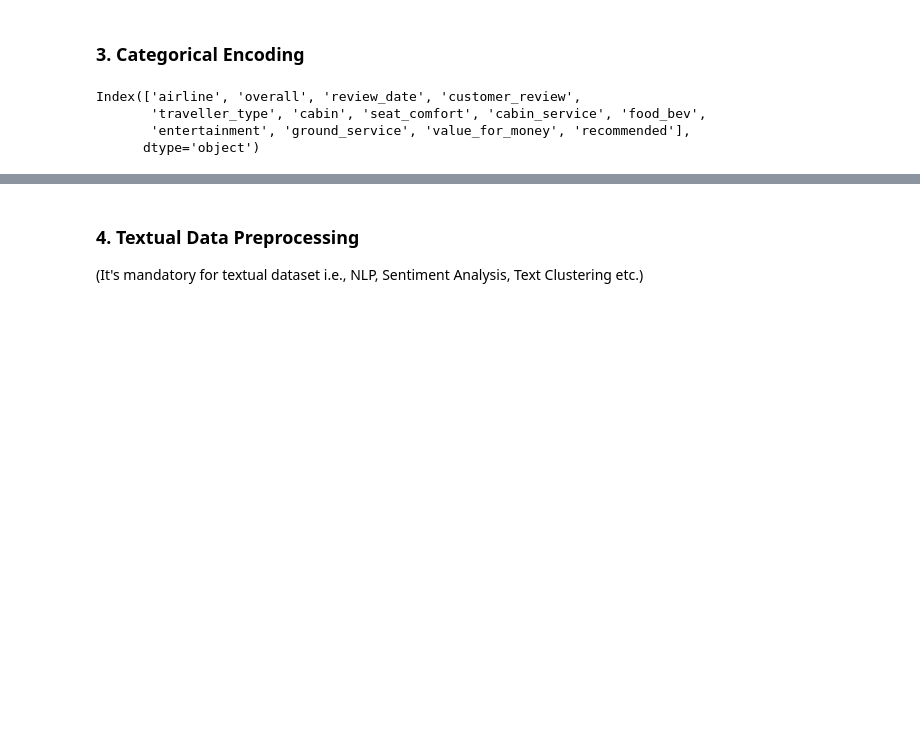
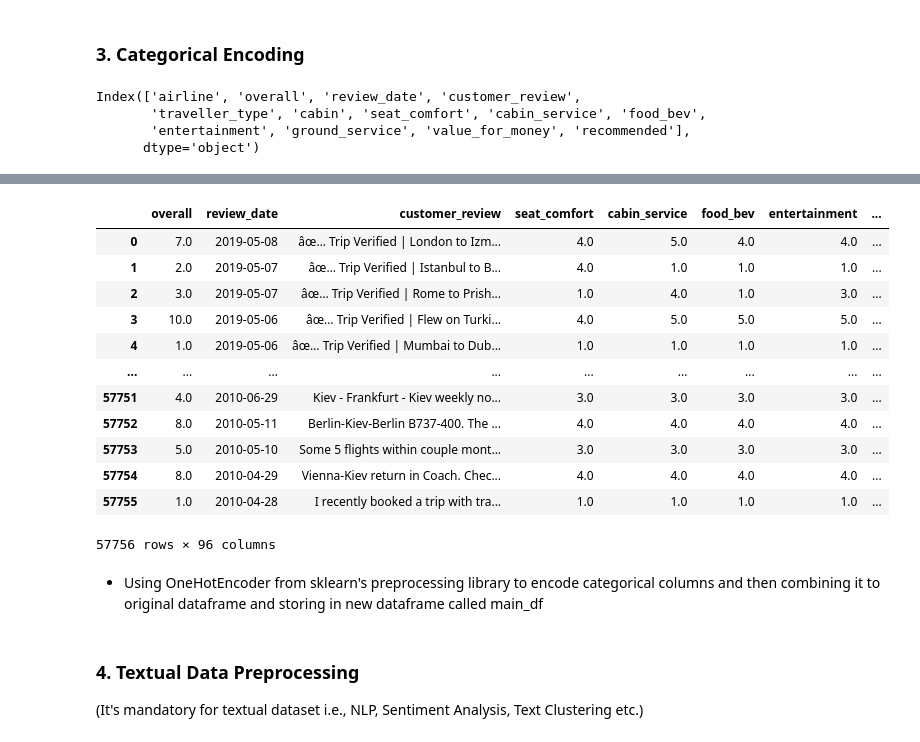
Before and after one commit to MrMRaut/Airline-Referral-Classification, a Jupyter notebook: Airline_Referral_Classification.ipynb, the cells around one changed output, grey strips where cells are left out. Saved outputs shown, nothing was run; the diff lists cells and outputs as text; code cells hidden in the pictures; blank space fills up the shorter version.

```diff
--- a/Airline_Referral_Classification.ipynb
+++ b/Airline_Referral_Classification.ipynb
@@ -764,3 +777,23 @@ Answer Here.
+# %%
+maindf = pd.concat([df, encoded_col], axis = 1).drop(['airline', 'traveller_type', 'cabin', 'recommended'], axis = 1)
+# %%
+maindf
+# %% [output]
+|  | overall | review_date | customer_review | seat_comfort | cabin_service | food_bev | entertainment | ... |
+| 0 | 7.0 | 2019-05-08 | âœ… Trip Verified | London to Izm... | 4.0 | 5.0 | 4.0 | 4.0 | ... |
+| 1 | 2.0 | 2019-05-07 | âœ… Trip Verified | Istanbul to B... | 4.0 | 1.0 | 1.0 | 1.0 | ... |
+| 2 | 3.0 | 2019-05-07 | âœ… Trip Verified | Rome to Prish... | 1.0 | 4.0 | 1.0 | 3.0 | ... |
+| 3 | 10.0 | 2019-05-06 | âœ… Trip Verified | Flew on Turki... | 4.0 | 5.0 | 5.0 | 5.0 | ... |
+| 4 | 1.0 | 2019-05-06 | âœ… Trip Verified | Mumbai to Dub... | 1.0 | 1.0 | 1.0 | 1.0 | ... |
+| ... | ... | ... | ... | ... | ... | ... | ... | ... |
+| 57751 | 4.0 | 2010-06-29 | Kiev - Frankfurt - Kiev weekly no... | 3.0 | 3.0 | 3.0 | 3.0 | ... |
+| 57752 | 8.0 | 2010-05-11 | Berlin-Kiev-Berlin B737-400. The ... | 4.0 | 4.0 | 4.0 | 4.0 | ... |
+| 57753 | 5.0 | 2010-05-10 | Some 5 flights within couple mont... | 3.0 | 3.0 | 3.0 | 3.0 | ... |
+| 57754 | 8.0 | 2010-04-29 | Vienna-Kiev return in Coach. Chec... | 4.0 | 4.0 | 4.0 | 4.0 | ... |
+| 57755 | 1.0 | 2010-04-28 | I recently booked a trip with tra... | 1.0 | 1.0 | 1.0 | 1.0 | ... |
+57756 rows × 96 columns
+# %% [markdown]
+- Using OneHotEncoder from sklearn's preprocessing library to encode categorical columns and then combining it to original dataframe and storing in new dataframe called main_df
 # %% [markdown]
 ### 4. Textual Data Preprocessing
 (It's mandatory for textual dataset i.e., NLP, Sentiment Analysis, Text Clustering etc.)
```
Also changed, not shown: parts of 23 cells of this notebook.
